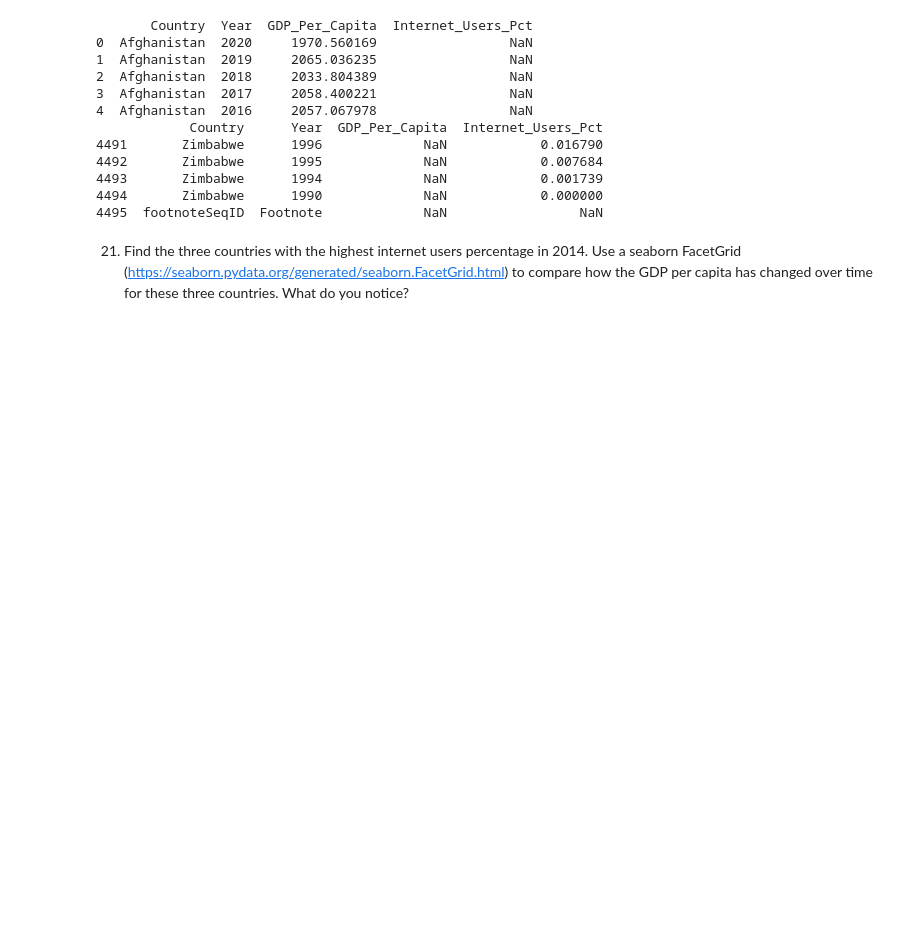
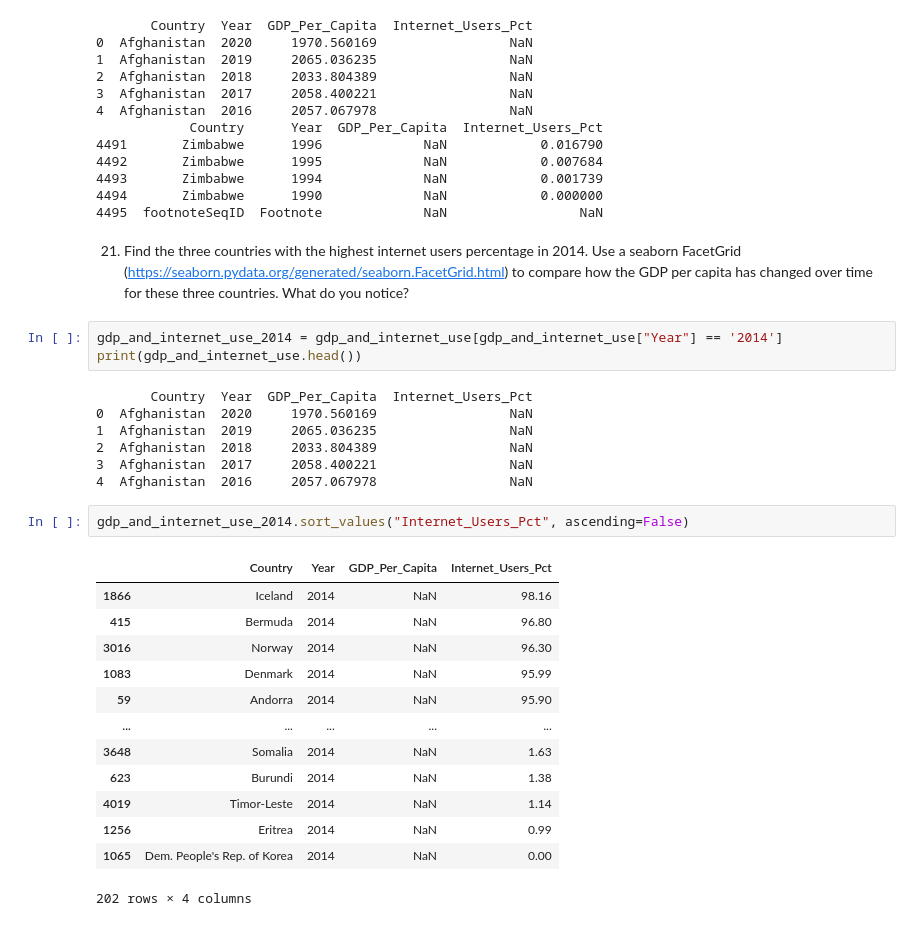
Before and after one commit to NSS-Data-Analytics-Cohort-8/gdp-and-internet-usage-melaniewesson, a Jupyter notebook: notebooks/un_project.ipynb, the cells around one changed output. Saved outputs shown, nothing was run; the diff lists cells and outputs as text; blank space fills up the shorter version.

```diff
--- a/notebooks/un_project.ipynb
+++ b/notebooks/un_project.ipynb
@@ -488,3 +488,29 @@ print(gdp_and_internet_use.tail())
 4495  footnoteSeqID  Footnote             NaN                 NaN
 # %% [markdown]
 21. Find the three countries with the highest internet users percentage in 2014. Use a seaborn FacetGrid (https://seaborn.pydata.org/generated/seaborn.FacetGrid.html) to compare how the GDP per capita has changed over time for these three countries. What do you notice?
+# %%
+gdp_and_internet_use_2014 = gdp_and_internet_use[gdp_and_internet_use["Year"] == '2014']
+print(gdp_and_internet_use.head())
+# %% [output]
+       Country  Year  GDP_Per_Capita  Internet_Users_Pct
+0  Afghanistan  2020     1970.560169                 NaN
+1  Afghanistan  2019     2065.036235                 NaN
+2  Afghanistan  2018     2033.804389                 NaN
+3  Afghanistan  2017     2058.400221                 NaN
+4  Afghanistan  2016     2057.067978                 NaN
+# %%
+gdp_and_internet_use_2014.sort_values("Internet_Users_Pct", ascending=False)
+# %% [output]
+|  | Country | Year | GDP_Per_Capita | Internet_Users_Pct |
+| 1866 | Iceland | 2014 | NaN | 98.16 |
+| 415 | Bermuda | 2014 | NaN | 96.80 |
+| 3016 | Norway | 2014 | NaN | 96.30 |
+| 1083 | Denmark | 2014 | NaN | 95.99 |
+| 59 | Andorra | 2014 | NaN | 95.90 |
+| ... | ... | ... | ... | ... |
+| 3648 | Somalia | 2014 | NaN | 1.63 |
+| 623 | Burundi | 2014 | NaN | 1.38 |
+| 4019 | Timor-Leste | 2014 | NaN | 1.14 |
+| 1256 | Eritrea | 2014 | NaN | 0.99 |
+| 1065 | Dem. People's Rep. of Korea | 2014 | NaN | 0.00 |
+202 rows × 4 columns
```
Also changed, not shown: parts of 3 cells of this notebook.
